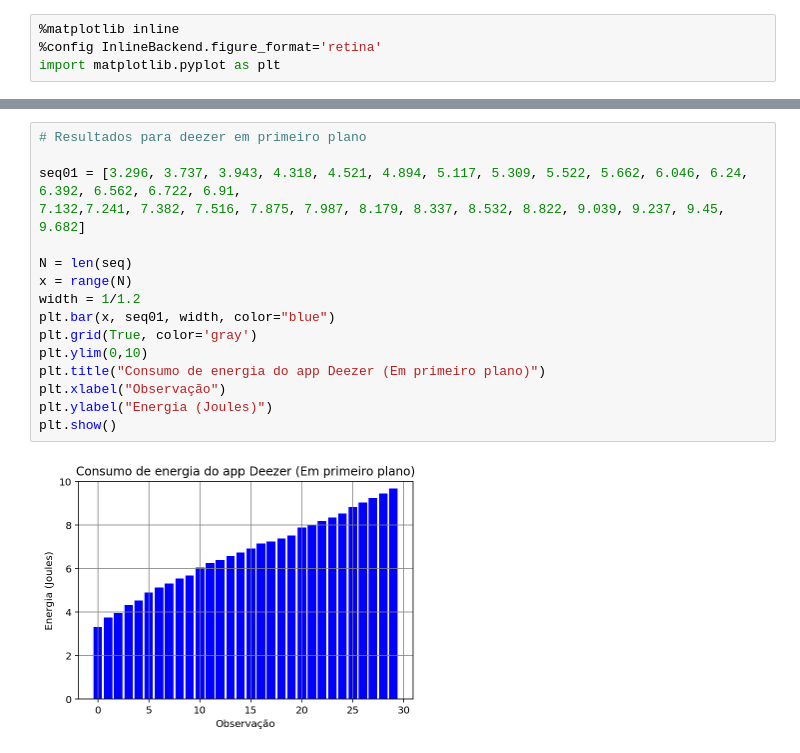
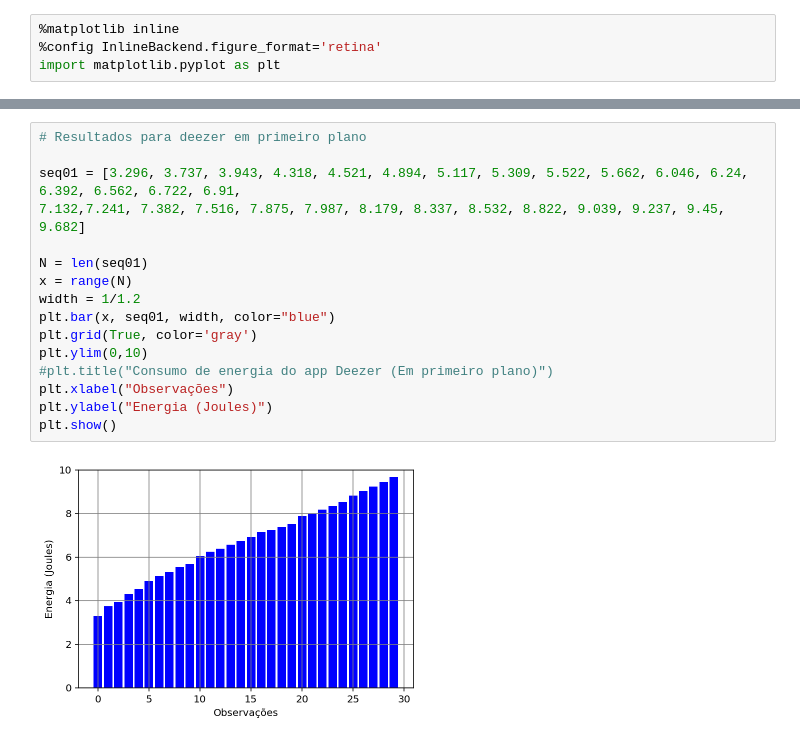
Before and after one commit to diegofsousa/MusicPlayersGraphs, a Jupyter notebook: Plots.ipynb, the cells around one changed output, grey strips where cells are left out. Saved outputs shown, nothing was run; the diff lists cells and outputs as text.

```diff
--- a/Plots.ipynb
+++ b/Plots.ipynb
@@ -27,21 +27,21 @@ plt.show()
 # %%
 # Resultados para deezer em primeiro plano
 
 seq01 = [3.296, 3.737, 3.943, 4.318, 4.521, 4.894, 5.117, 5.309, 5.522, 5.662, 6.046, 6.24, 6.392, 6.562, 6.722, 6.91,
 7.132,7.241, 7.382, 7.516, 7.875, 7.987, 8.179, 8.337, 8.532, 8.822, 9.039, 9.237, 9.45, 9.682]
 
-N = len(seq)
+N = len(seq01)
 x = range(N)
 width = 1/1.2
 plt.bar(x, seq01, width, color="blue")
 plt.grid(True, color='gray')
 plt.ylim(0,10)
-plt.title("Consumo de energia do app Deezer (Em primeiro plano)")
-plt.xlabel("Observação")
+#plt.title("Consumo de energia do app Deezer (Em primeiro plano)")
+plt.xlabel("Observações")
 plt.ylabel("Energia (Joules)")
 plt.show()
 # %% [output]
-[figure, old version]
+[figure, new version]
 # %%
 # Resultados para palco mp3 em primeiro plano
 
```
Also changed, not shown: parts of 9 cells of this notebook, 1 other file.
